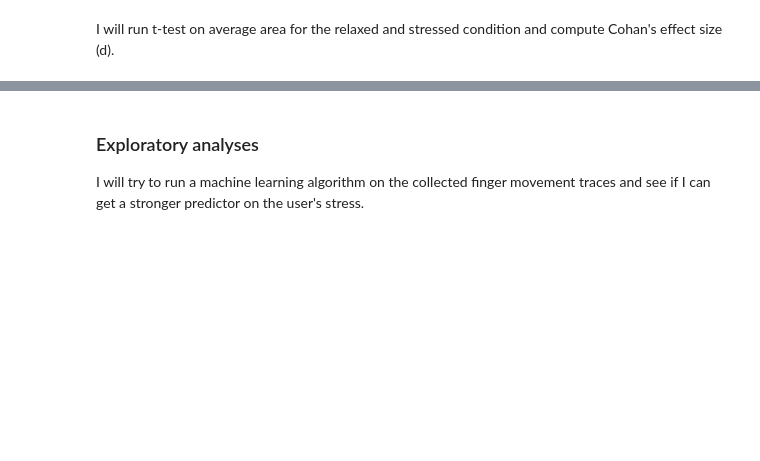
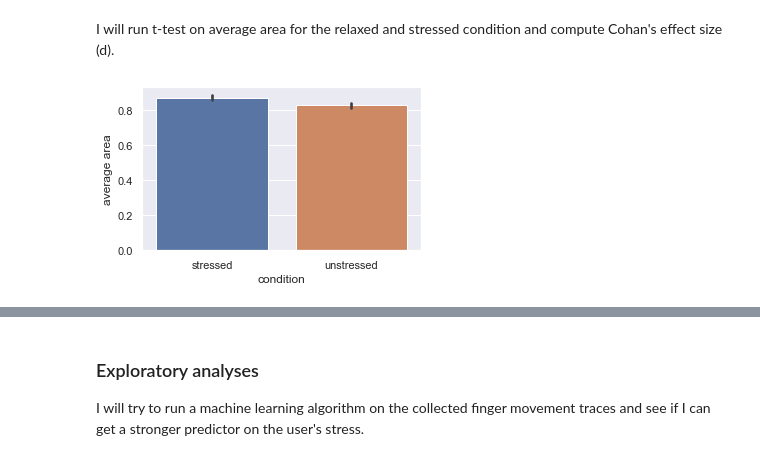
Before and after one commit to psych251/goel2019, a Jupyter notebook: writeup/replication_report.ipynb, the cells around one changed output, grey strips where cells are left out. Saved outputs shown, nothing was run; the diff lists cells and outputs as text; code cells hidden in the pictures; blank space fills up the shorter version.

```diff
--- a/writeup/replication_report.ipynb
+++ b/writeup/replication_report.ipynb
@@ -143,3 +143,49 @@ I will run t-test on average area for the relaxed and stressed condition and com
+# %%
+users = load_data("../original_data/data/raw_data/")
+
+stressed_means = []
+unstressed_means = []
+
+for user in users:
+    for task in user.stressed_condition.tasks:
+        if task.task_type == TaskType.CLICK:
+            stressed_means += [task.track_pad_df.contact_area.mean()]
+
+    for task in user.unstressed_condition.tasks:
+        if task.task_type == TaskType.CLICK:
+            unstressed_means += [task.track_pad_df.contact_area.mean()]
+
+# %%
+import numpy as np
+
+stressed_means_np = np.array(stressed_means)
+unstressed_means_np = np.array(unstressed_means)
+
+filtered_stressed_means_np = stressed_means_np[~np.isnan(stressed_means_np)]
+filtered_unstressed_means_np = unstressed_means_np[~np.isnan(unstressed_means_np)]
+# %%
+import pandas
+
+stressed_count = len(filtered_stressed_means_np)
+unstressed_count = len(filtered_unstressed_means_np)
+df = pandas.DataFrame({
+    'condition':
+        ["stressed"] * stressed_count +
+        ["unstressed"] * unstressed_count,
+    'average area':
+        filtered_stressed_means_np.tolist() +
+        filtered_unstressed_means_np.tolist()
+})
+# %%
+import seaborn as sns
+import matplotlib.pyplot as plt
+
+sns.set()
+plt.figure(figsize=(5, 3))
+
+plot = sns.barplot(x='condition', y='average area', data=df)
+# %% [output]
+[figure, added]
 # %% [markdown]
 ![../figures/aa.png](../figures/aa.png)
 # %% [markdown]
```
Also changed, not shown: parts of 4 cells of this notebook, 1 other file.
